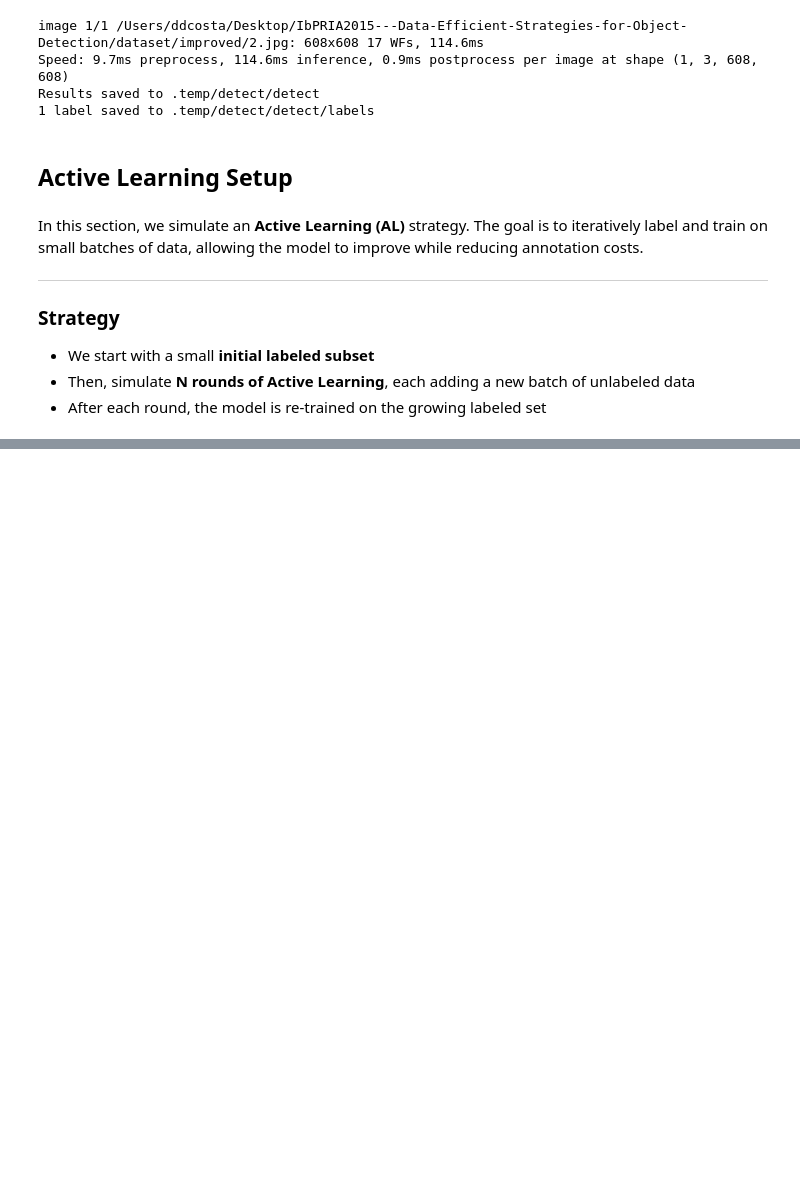
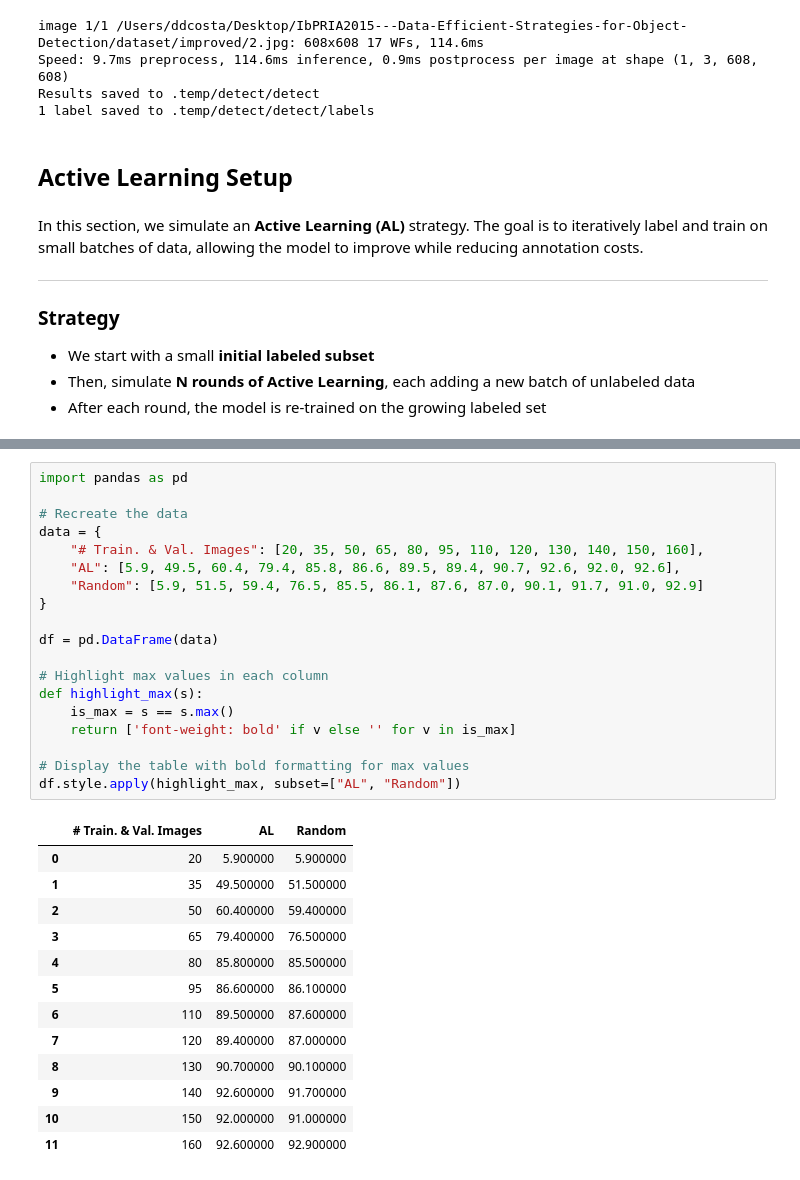
Before and after one commit to dinisdcosta/IbPRIA2025---Data-Efficient-Strategies-for-Object-Detection, a Jupyter notebook: hands_on_notebook.ipynb, the cells around one changed output, grey strips where cells are left out. Saved outputs shown, nothing was run; the diff lists cells and outputs as text; blank space fills up the shorter version.

```diff
--- a/hands_on_notebook.ipynb
+++ b/hands_on_notebook.ipynb
@@ -352,0 +383,33 @@ results_df.plot(title="Active Learning vs Random Selection (mAP@50)", marker='o'
+# %%
+import pandas as pd
+
+# Recreate the data
+data = {
+    "# Train. & Val. Images": [20, 35, 50, 65, 80, 95, 110, 120, 130, 140, 150, 160],
+    "AL": [5.9, 49.5, 60.4, 79.4, 85.8, 86.6, 89.5, 89.4, 90.7, 92.6, 92.0, 92.6],
+    "Random": [5.9, 51.5, 59.4, 76.5, 85.5, 86.1, 87.6, 87.0, 90.1, 91.7, 91.0, 92.9]
+}
+
+df = pd.DataFrame(data)
+
+# Highlight max values in each column
+def highlight_max(s):
+    is_max = s == s.max()
+    return ['font-weight: bold' if v else '' for v in is_max]
+
+# Display the table with bold formatting for max values
+df.style.apply(highlight_max, subset=["AL", "Random"])
+# %% [output]
+|  | # Train. & Val. Images | AL | Random |
+| 0 | 20 | 5.900000 | 5.900000 |
+| 1 | 35 | 49.500000 | 51.500000 |
+| 2 | 50 | 60.400000 | 59.400000 |
+| 3 | 65 | 79.400000 | 76.500000 |
+| 4 | 80 | 85.800000 | 85.500000 |
+| 5 | 95 | 86.600000 | 86.100000 |
+| 6 | 110 | 89.500000 | 87.600000 |
+| 7 | 120 | 89.400000 | 87.000000 |
+| 8 | 130 | 90.700000 | 90.100000 |
+| 9 | 140 | 92.600000 | 91.700000 |
+| 10 | 150 | 92.000000 | 91.000000 |
+| 11 | 160 | 92.600000 | 92.900000 |
```
Also changed, not shown: parts of 4 cells of this notebook, 3 other files.
